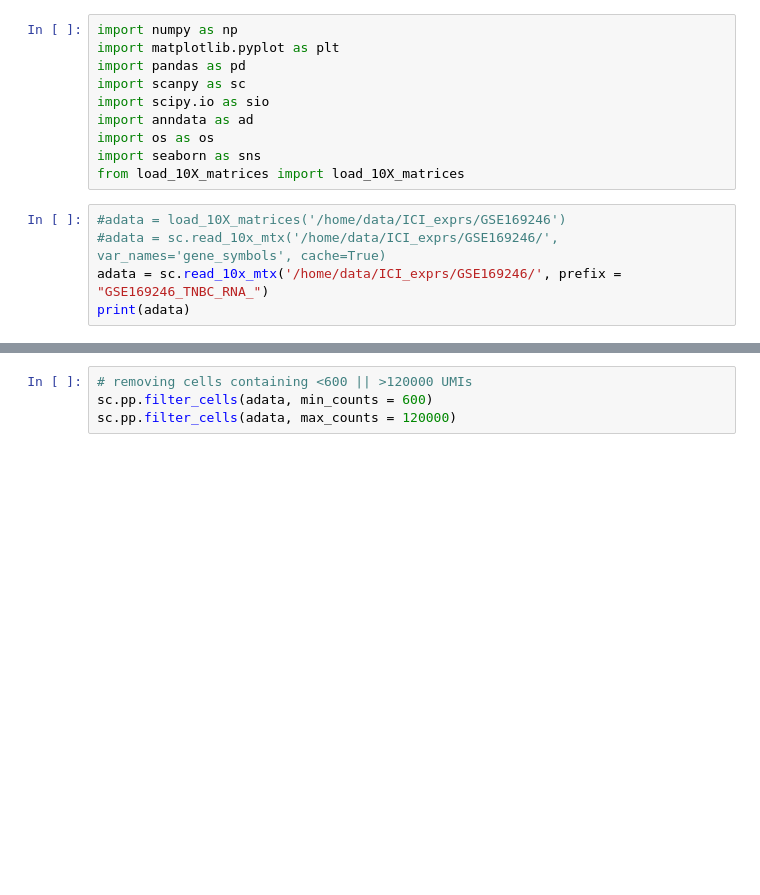
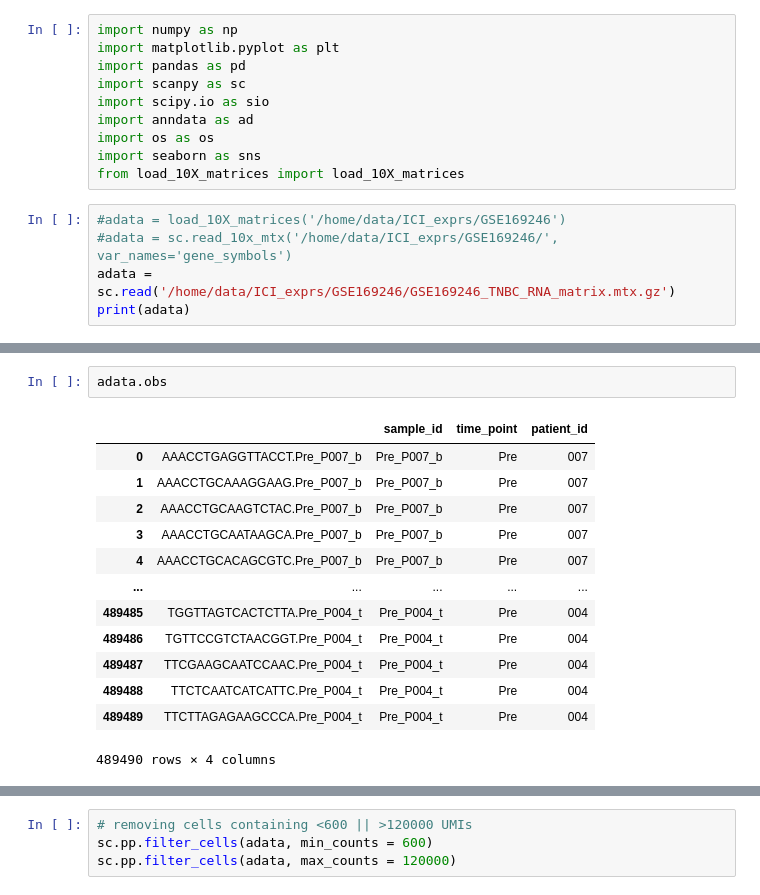
Before and after one commit to pikapika-qiu/CCC_network_causality, a Jupyter notebook: GSE169246.ipynb, the cells around one changed output, grey strips where cells are left out. Cells and saved outputs as stored; diff of their text form; blank space fills up the shorter version.

```diff
--- a/GSE169246.ipynb
+++ b/GSE169246.ipynb
@@ -10,7 +10,7 @@ import seaborn as sns
 from load_10X_matrices import load_10X_matrices
 # %%
 #adata = load_10X_matrices('/home/data/ICI_exprs/GSE169246')
-#adata = sc.read_10x_mtx('/home/data/ICI_exprs/GSE169246/', var_names='gene_symbols', cache=True)
-adata = sc.read_10x_mtx('/home/data/ICI_exprs/GSE169246/', prefix = "GSE169246_TNBC_RNA_")
+#adata = sc.read_10x_mtx('/home/data/ICI_exprs/GSE169246/', var_names='gene_symbols')
+adata = sc.read('/home/data/ICI_exprs/GSE169246/GSE169246_TNBC_RNA_matrix.mtx.gz')
 print(adata)
 # %% [output]
@@ -17,0 +60,16 @@ KeyboardInterrupt:
+# %%
+adata.obs
+# %% [output]
+|  |  | sample_id | time_point | patient_id |
+| 0 | AAACCTGAGGTTACCT.Pre_P007_b | Pre_P007_b | Pre | 007 |
+| 1 | AAACCTGCAAAGGAAG.Pre_P007_b | Pre_P007_b | Pre | 007 |
+| 2 | AAACCTGCAAGTCTAC.Pre_P007_b | Pre_P007_b | Pre | 007 |
+| 3 | AAACCTGCAATAAGCA.Pre_P007_b | Pre_P007_b | Pre | 007 |
+| 4 | AAACCTGCACAGCGTC.Pre_P007_b | Pre_P007_b | Pre | 007 |
+| ... | ... | ... | ... | ... |
+| 489485 | TGGTTAGTCACTCTTA.Pre_P004_t | Pre_P004_t | Pre | 004 |
+| 489486 | TGTTCCGTCTAACGGT.Pre_P004_t | Pre_P004_t | Pre | 004 |
+| 489487 | TTCGAAGCAATCCAAC.Pre_P004_t | Pre_P004_t | Pre | 004 |
+| 489488 | TTCTCAATCATCATTC.Pre_P004_t | Pre_P004_t | Pre | 004 |
+| 489489 | TTCTTAGAGAAGCCCA.Pre_P004_t | Pre_P004_t | Pre | 004 |
+489490 rows × 4 columns
```
Also changed, not shown: parts of 31 cells of this notebook.
